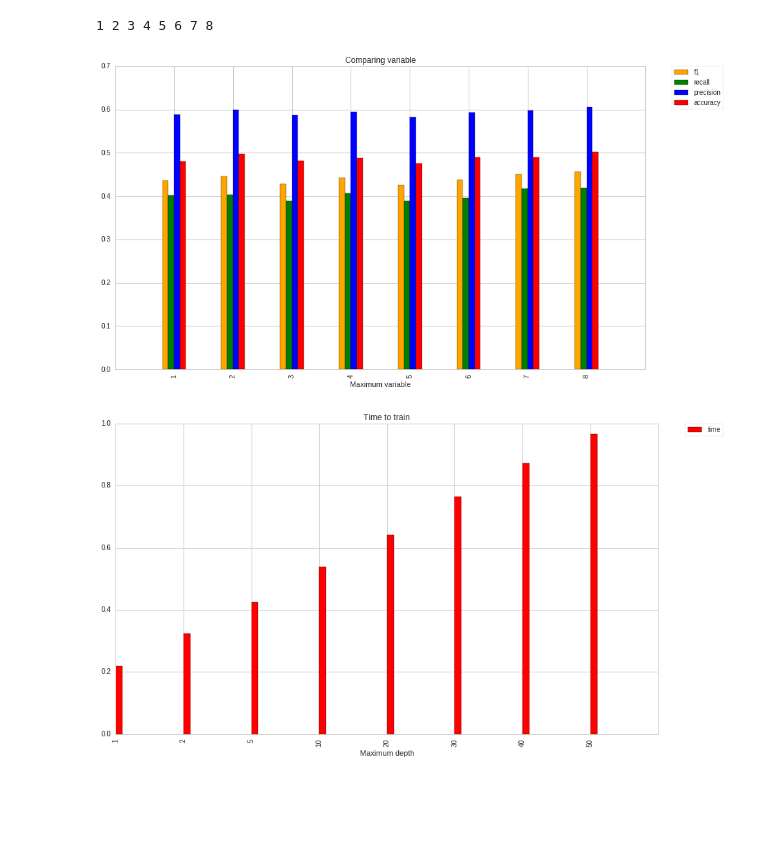
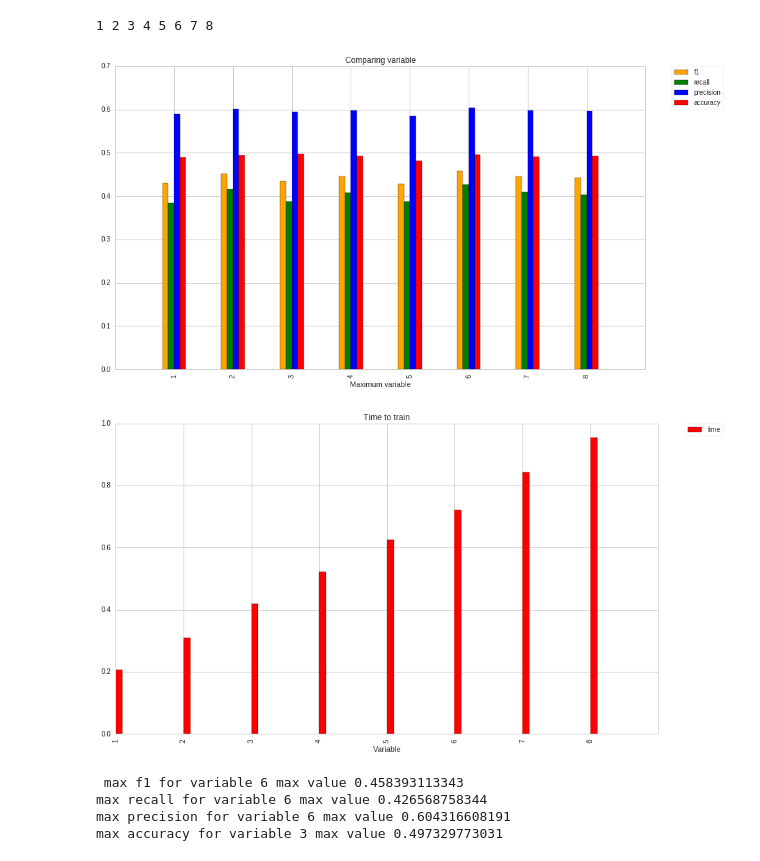
Before and after one commit to svyazhinvlad/Quant_machine_learning, a Jupyter notebook: 00+Machine+Learning+on+Quantopian+RF+%2B+PCA+TEST.ipynb, the cells around one changed output. Saved outputs shown, nothing was run; the diff lists cells and outputs as text; code cells hidden in the pictures; blank space fills up the shorter version.

```diff
--- a/00+Machine+Learning+on+Quantopian+RF+%2B+PCA+TEST.ipynb
+++ b/00+Machine+Learning+on+Quantopian+RF+%2B+PCA+TEST.ipynb
@@ -205,7 +209,8 @@ def make_history_pipeline(factors, universe, n_fwd_days=5):
     factor_zscore['Returns'] = Returns(inputs=[USEquityPricing.open],
                                       mask=universe, window_length=n_fwd_days)
 
-    for i in [2,3,4,5,10,20,30]:
+    # Add many returns as factors
+    for i in [2,3,4,5,10,20,30,60,100,250]:
         factor_zscore ['Return'+str(i)] = Returns(inputs=[USEquityPricing.open],
                                       mask=universe, window_length=i)
 
@@ -260,7 +267,7 @@ results_wo_returns.index = results_wo_returns.index.set_levels(
     results_wo_returns.index.get_level_values(0).map(lambda x: x.date), 0, )
 
 # Train-test split
-train_size_perc = 0.8
+train_size_perc = 0.5
 n_time, n_stocks, n_factors = X.shape
 train_size = np.int16(np.round(train_size_perc * n_time))
 X_train, Y_train = X[:train_size, ...], Y[:train_size]
@@ -358,13 +365,15 @@ metric_colors = {
              'precision':'b',
             'recall': 'g' ,
             'f1':'orange',
+            'time':'blue',
+            'time_PCA':'black'
                 }
 # %%
 metric_results_RF={}
 for metric in cls_metrics:
     metric_results_RF.update({metric:[]})
     metric_results_RF.update({'time':[]});
-depths =  np.array([1,2,5,10,20,30,40,50,70,100,200,300,500])
+depths =  np.array([7,15,10,40,50])
 
 for depth in depths:
     start_timer = time()
@@ -404,4 +413,8 @@ plt.legend(bbox_to_anchor=(1.05, 1), loc=2, borderaxespad=0.)
 plt.xticks(np.array(range(1,len(depths)+1)), depths, rotation='vertical')
 
 plt.show()
+
+for metric in cls_metrics:
+    print metric, 'for depth', depths[np.argmax(metric_results_RF[metric])] \
+    ,'max value', max(metric_results_RF[metric])
 # %% [output]
@@ -426,38 +445,45 @@ for changed_variable in changed_variables:
     print changed_variable,
 
     for metric in cls_metrics:
         temp = cls_metrics[metric](Y_test_shift, Y_pred_test)
         metric_results_RF[metric].append(temp)
 
     metric_results_RF['time'].append(end_timer-start_timer)
 
 mywidth = 0.1
 shift = -(len(cls_metrics)-1)/2*mywidth
 
 for metric in cls_metrics:
 
     plt.bar(np.array(range(1,len(changed_variables)+1))+shift, metric_results_RF[metric], width=mywidth,
         label = metric, color=metric_colors[metric])
     shift += mywidth
 
 plt.title("Comparing variable")
 plt.xlabel('Maximum variable')
 plt.legend(bbox_to_anchor=(1.05, 1), loc=2, borderaxespad=0.)
 plt.xticks(np.array(range(1,len(changed_variables)+1)), changed_variables, rotation='vertical')
 plt.show()
 
 plt.bar(np.array(range(1,len(changed_variables)+1)), metric_results_RF['time'], width=mywidth,
         label = 'time', color=metric_colors[metric])
 plt.title("Time to train")
-plt.xlabel('Maximum depth')
+plt.xlabel('Variable')
 plt.legend(bbox_to_anchor=(1.05, 1), loc=2, borderaxespad=0.)
-plt.xticks(np.array(range(1,len(changed_variables)+1)), depths, rotation='vertical')
+plt.xticks(np.array(range(1,len(changed_variables)+1)), changed_variables, rotation='vertical')
+plt.show()
 
-plt.show()
+for metric in cls_metrics:
+    print 'max', metric, 'for variable', changed_variables[np.argmax(metric_results_RF[metric])] \
+    ,'max value', max(metric_results_RF[metric])
 # %% [output]
 1 2 3 4 5 6 7 8
-[figure, old version]
+[figure, new version]
-[figure, old version]
+[figure, new version]
+ max f1 for variable 6 max value 0.458393113343
+max recall for variable 6 max value 0.426568758344
+max precision for variable 6 max value 0.604316608191
+max accuracy for variable 3 max value 0.497329773031
 # %%
 metric_results_PCA={}
 for metric in cls_metrics:
```
Also changed, not shown: parts of 11 cells of this notebook, 1 other file.
